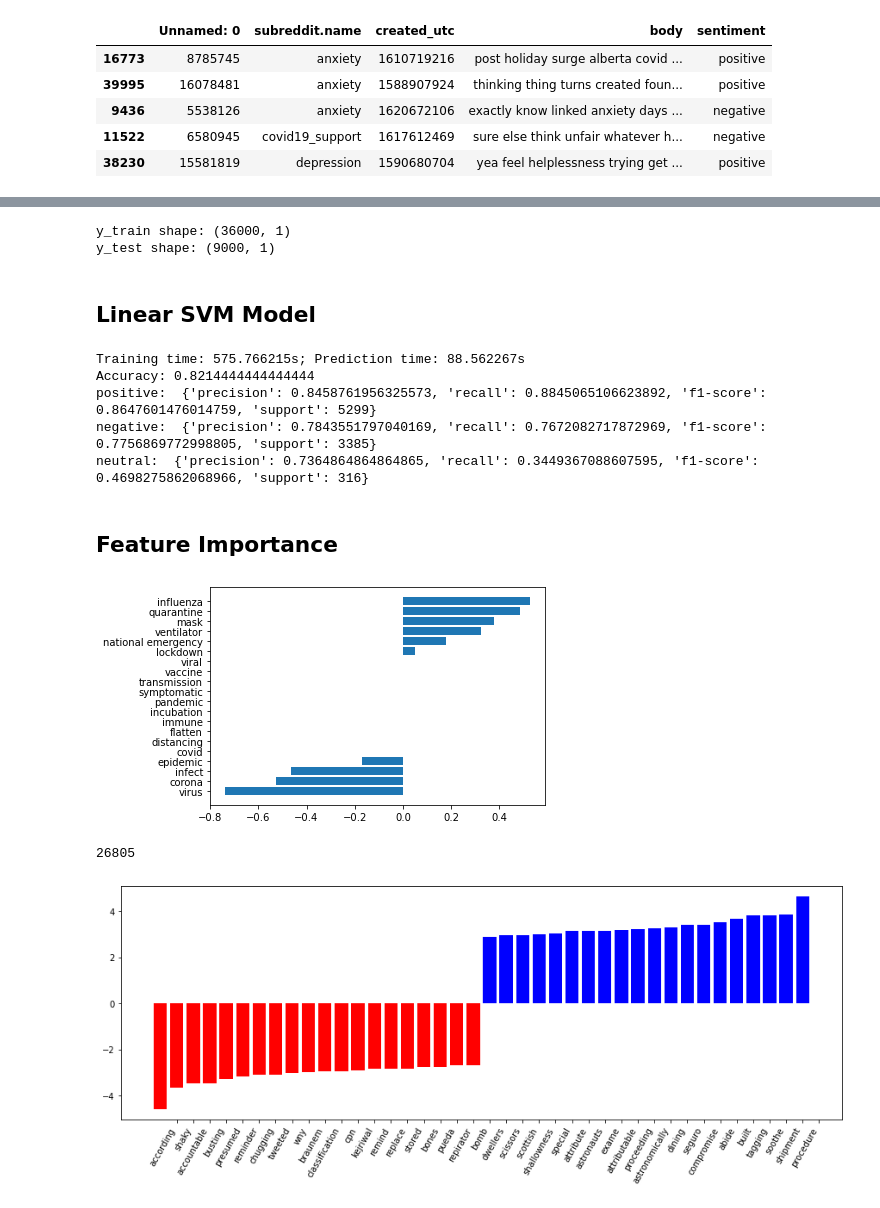
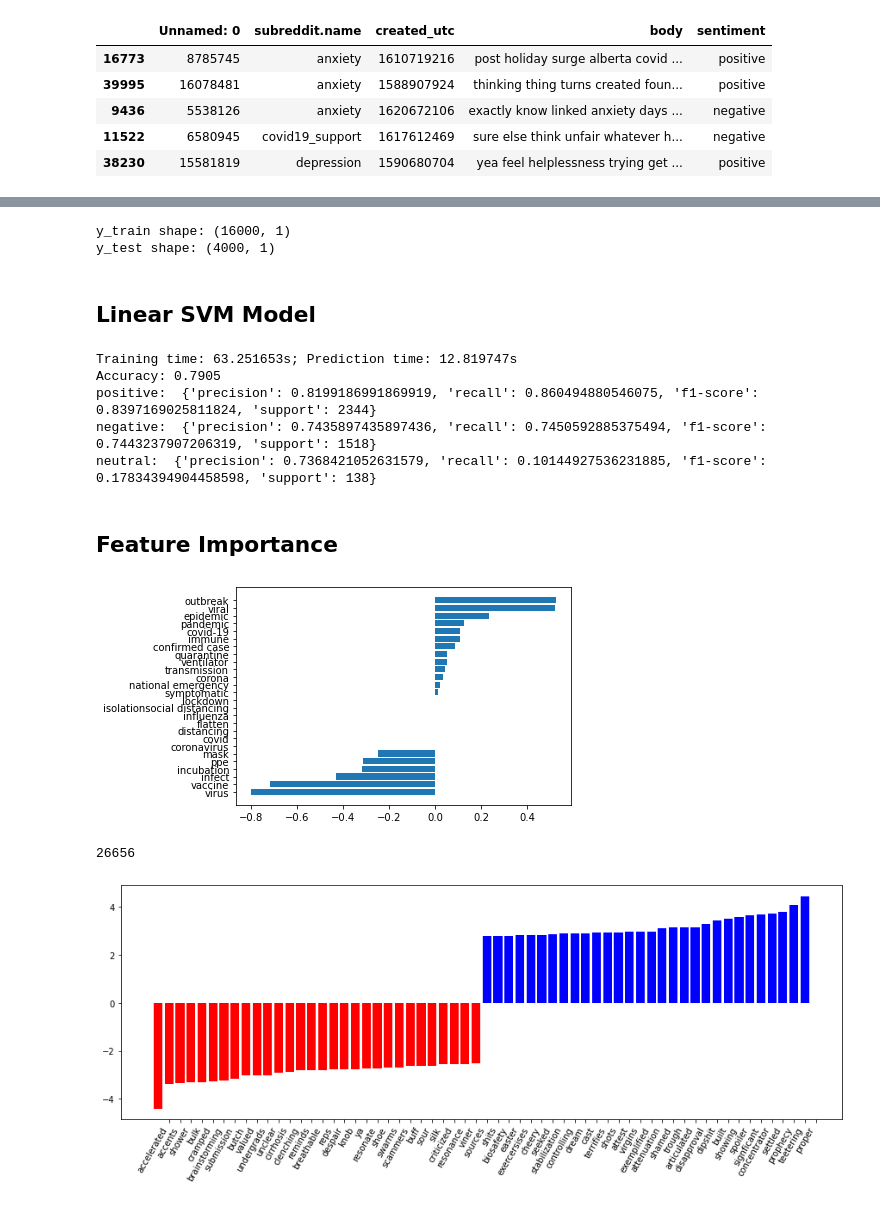
Before and after one commit to j-chen005/COVID19-Mental-Health-Analysis, a Jupyter notebook: SVM Model COVID-19 Mental Health.ipynb, the cells around one changed output, grey strips where cells are left out. Drawn from its saved outputs; the diff is of its cells as text; code cells hidden in the pictures.

```diff
--- a/SVM Model COVID-19 Mental Health.ipynb
+++ b/SVM Model COVID-19 Mental Health.ipynb
@@ -14,5 +14,5 @@ import matplotlib.pyplot as plt
 [nltk_data]     /Users/justinchen/nltk_data...
 [nltk_data]   Package stopwords is already up-to-date!
 # %%
-dataset = pd.read_csv('/Users/justinchen/Documents/mental_health_subreddits_dataset.csv')
+df = pd.read_csv('/Users/justinchen/Desktop/AARD Datasets/mental_health_subreddits_dataset.csv')
 # %%
@@ -25,7 +25,7 @@ dataset.tail()
 | 45882 | 17777197 | mentalhealth | 1581454025 | Hi mate, as someone with GAD I ca... | 0.5332 |
 | 45883 | 17777368 | anxiety | 1581071322 | ***MORE UPDATES ON MY OTHER COMME... | 0.9325 |
 # %%
-sample = dataset.sample(45000)
+sample = df.sample(20000)
 sample.head()
 # %% [output]
 |  | Unnamed: 0 | subreddit.name | created_utc | body | sentiment |
@@ -181,8 +181,8 @@ y_test = y_test.reshape(-1,1)
 print("y_train shape:", y_train.shape)
 print("y_test shape:", y_test.shape)
 # %% [output]
-y_train shape: (36000, 1)
-y_test shape: (9000, 1)
+y_train shape: (16000, 1)
+y_test shape: (4000, 1)
 # %% [markdown]
 ## Linear SVM Model
 # %%
@@ -201,7 +201,7 @@ t2 = time.time()
 time_linear_train = t1-t0
 time_linear_predict = t2-t1
 
-labels = [0, 1, 2]
+labels = [0.0, 1.0, 2.0]
 target_names = ['negative', 'neutral', 'positive']
 
 # results
@@ -215,32 +215,56 @@ print('positive: ', report['positive'])
 print('negative: ', report['negative'])
 print('neutral: ', report['neutral'])
 # %% [output]
-Training time: 575.766215s; Prediction time: 88.562267s
-Accuracy: 0.8214444444444444
-positive:  {'precision': 0.8458761956325573, 'recall': 0.8845065106623892, 'f1-score': 0.8647601476014759, 'support': 5299}
-negative:  {'precision': 0.7843551797040169, 'recall': 0.7672082717872969, 'f1-score': 0.7756869772998805, 'support': 3385}
-neutral:  {'precision': 0.7364864864864865, 'recall': 0.3449367088607595, 'f1-score': 0.4698275862068966, 'support': 316}
+Training time: 63.251653s; Prediction time: 12.819747s
+Accuracy: 0.7905
+positive:  {'precision': 0.8199186991869919, 'recall': 0.860494880546075, 'f1-score': 0.8397169025811824, 'support': 2344}
+negative:  {'precision': 0.7435897435897436, 'recall': 0.7450592885375494, 'f1-score': 0.7443237907206319, 'support': 1518}
+neutral:  {'precision': 0.7368421052631579, 'recall': 0.10144927536231885, 'f1-score': 0.17834394904458598, 'support': 138}
 # %% [markdown]
 ## Feature Importance
 # %%
 def f_importances(coef, names):
     imp = coef
     imp,names = zip(*sorted(zip(imp,names)))
     plt.barh(range(len(names)), imp, align='center')
     plt.yticks(range(len(names)), names)
     plt.show()
 
-features_names = ['corona', 'virus', 'viral', 'covid', 'influenza', 'pandemic', 'epidemic', 'quarantine', 'lockdown',
-'distancing', 'national emergency', 'flatten', 'infect', 'ventilator', 'mask', 'symptomatic', 'immune', 'incubation', 'transmission', 'vaccine']
-classifier_linear.fit(x_train, y_train)
+features_names = ['corona',
+                  'virus',
+                  'viral',
+                  'covid',
+                  'influenza',
+                  'pandemic',
+                  'epidemic',
+                  'quarantine',
+                  'lockdown',
+                  'distancing',
+                  'national emergency',
+                  'flatten',
+                  'infect',
+                  'ventilator',
+                  'mask',
+                  'symptomatic',
+                  'immune',
+                  'incubation',
+                  'transmission',
+                  'vaccine',
+                  'confirmed case',
+                  'coronavirus',
+                  'covid-19',
+                  'outbreak',
+                  'ppe',
+                  'isolation'
+                  'social distancing' ]
 f_importances(classifier_linear.coef_.toarray()[0], features_names)
 # %% [output]
-[figure, old version]
+[figure, new version]
 # %%
 from sklearn.feature_extraction.text import CountVectorizer
 from sklearn.svm import LinearSVC
 # %%
-def plot_coefficients(classifier, feature_names, top_features=20):
+def plot_coefficients(classifier, feature_names, top_features=30):
     coef = classifier.coef_.ravel()
     top_positive_coefficients = np.argsort(coef)[-top_features:]
     top_negative_coefficients = np.argsort(coef)[:top_features]
@@ -262,5 +286,5 @@ svm.fit(x_train, y_train)
 
 plot_coefficients(svm, cv.get_feature_names())
 # %% [output]
-26805
+26656
-[figure, old version]
+[figure, new version]
```
Also changed, not shown: parts of 8 cells of this notebook, 1 other file.
